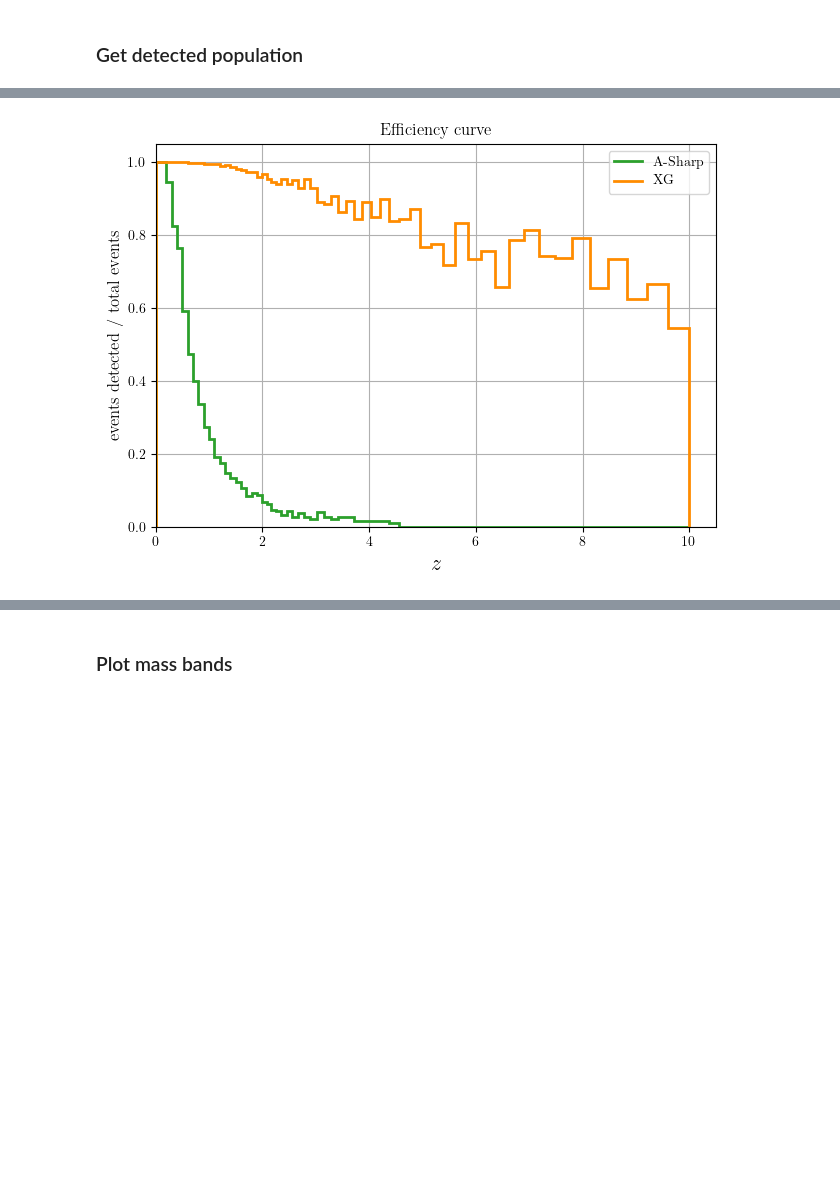
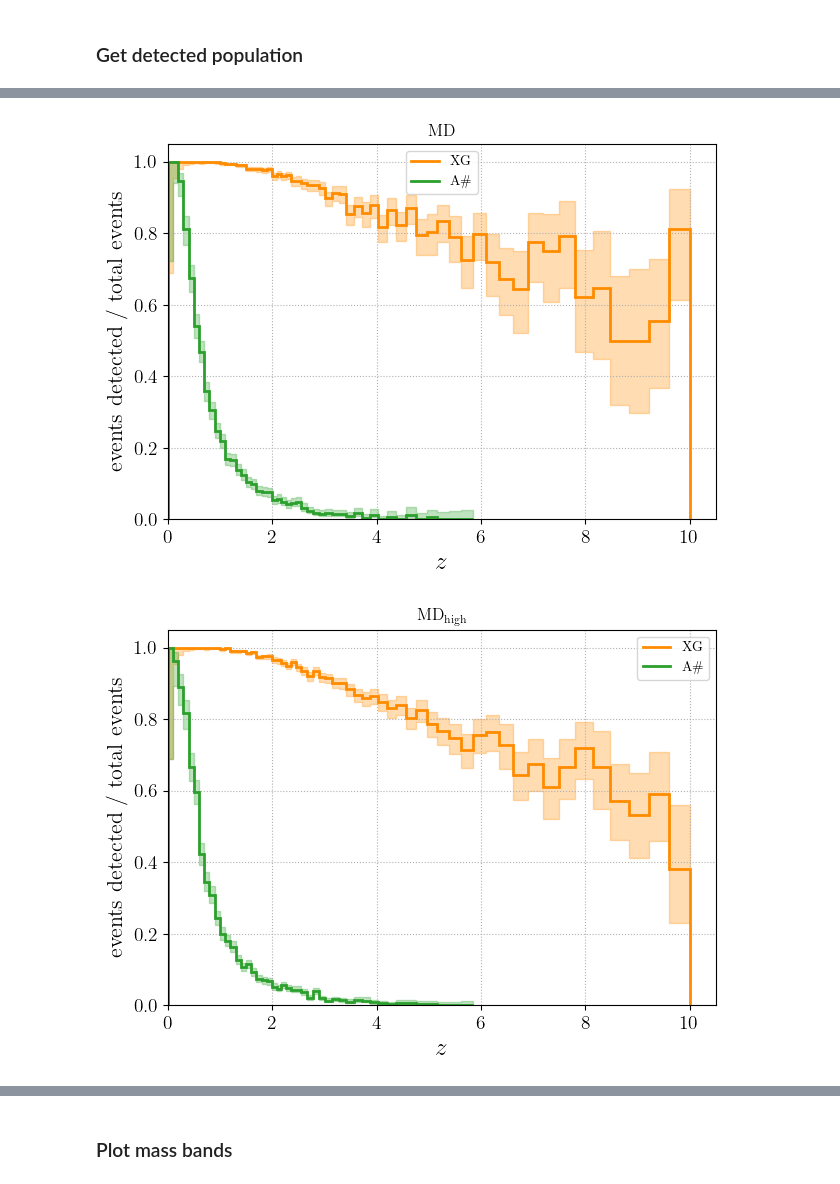
Before and after one commit to divyajyoti09/next_gen_detect, a Jupyter notebook: A-sharp_z_peak_mapping/Paper1_plots_extra.ipynb, the cells around one changed output, grey strips where cells are left out. Saved outputs shown, nothing was run; the diff lists cells and outputs as text; code cells hidden in the pictures; blank space fills up the shorter version.

```diff
--- a/A-sharp_z_peak_mapping/Paper1_plots_extra.ipynb
+++ b/A-sharp_z_peak_mapping/Paper1_plots_extra.ipynb
@@ -162,10 +117,10 @@ gwpop_run_strs = {'MD':{'CE4020ET123':{'total':'run22',
                                            'below_40':'run09',
                                            '40-80':'run07',
                                            'above_80':'run07'},
-                            'Asharp':{'total':'run18',
-                                      'below_40':'run09',
-                                      '40-80':'run08',
-                                      'above_80':'run10'}},
+                            'Asharp':{'total':'run20',
+                                      'below_40':'run11',
+                                      '40-80':'run10',
+                                      'above_80':'run12'}},
 
                   'MDlow':{'CE4020ET123':{'total':'run24',
                                           'below_40':'run10',
@@ -250 +230,3 @@ CE4020ET123 MDlow 40-80 : -0.6035616027896616
+# %%
+input_pop_files = map_nested_dict(gwpop_run_dirs, get_input_pop_files_from_rundir)
 # %%
@@ -260,0 +247,3 @@ for netw in netws:
+# %%
+input_pop_snrs = map_nested_dict(input_pop_files, load_snrs, ['redshift', 'mtotal'])
+input_pop_snrs['MD']['Asharp']['total']
@@ -351,6 +420,7 @@ def slice_mtotal_pop(arr, mtotal_range):
 # %% [markdown]
 ### Get detected population
 # %%
-for netw in netws:
-    input_pop_snrs[netw]['detected'] = get_detected_SNRs(input_pop_snrs[netw]['total'])
+for pop_type in input_pop_snrs.keys():
+    for netw in input_pop_snrs[pop_type].keys():
+        input_pop_snrs[pop_type][netw]['detected'] = get_detected_SNRs(input_pop_snrs[pop_type][netw]['total'], snr_type='opt')
 # %% [output]
@@ -375,17 +454,25 @@ plt.tight_layout()
 # %%
-bins = np.concatenate([np.arange(0,2,0.1), np.logspace(np.log10(2),1,40)])
-for netw, colr in zip(netws, ['tab:green', 'darkorange']):
-    plot_efficiency_curve(input_pop_snrs[netw]['detected']['redshift'], input_pop_snrs[netw]['total']['redshift'],
-                          bins=bins, zorder=2, linewidth=2, label=netw, color=colr)
-#plt.legend()
-plt.ylim(0,)
-plt.xlim(0,)
-plt.xlabel('$z$', fontsize=16)
-plt.ylabel('events detected / total events', fontsize=12)
-plt.grid()
-plt.title('Efficiency curve')
-plt.legend()
-plt.tight_layout()
-#plt.savefig(os.path.join(plot_dir, 'efficiency_curve_Asharp_XG.png'), dpi=300)
+full_bins = np.concatenate([np.arange(0,2,0.1), np.logspace(np.log10(2),1,40)])
+for pop_type in input_pop_snrs.keys():
+    plt.figure()
+    for netw, colr in zip(input_pop_snrs[pop_type].keys(), ['darkorange', 'tab:green']):
+        if netw == 'Asharp':
+            bins = full_bins[full_bins<6]
+        else:
+            bins = full_bins
+        plot_efficiency_curve_Wilson(input_pop_snrs[pop_type][netw]['detected']['redshift'],
+                                     input_pop_snrs[pop_type][netw]['total']['redshift'], alpha=0.1,
+                                     bins=bins, zorder=2, linewidth=2, label=plot_labels[netw], color=colr)
+    plt.ylim(0,)
+    plt.xlim(0,)
+    plt.xlabel('$z$', fontsize=18)
+    plt.ylabel('events detected / total events', fontsize=16)
+    plt.tick_params(axis='both', labelsize=14)
+    plt.grid(ls=':')
+    plt.title(plot_labels[pop_type])
+    plt.legend()
+    plt.tight_layout()
+    #plt.savefig(os.path.join(plot_dir, f'efficiency_curve_Asharp_XG_{pop_type}.png'), dpi=300)
 # %% [output]
-[figure, old version]
+[figure, new version]
+[figure, added]
```
Also changed, not shown: parts of 44 cells of this notebook, 7 other files.
